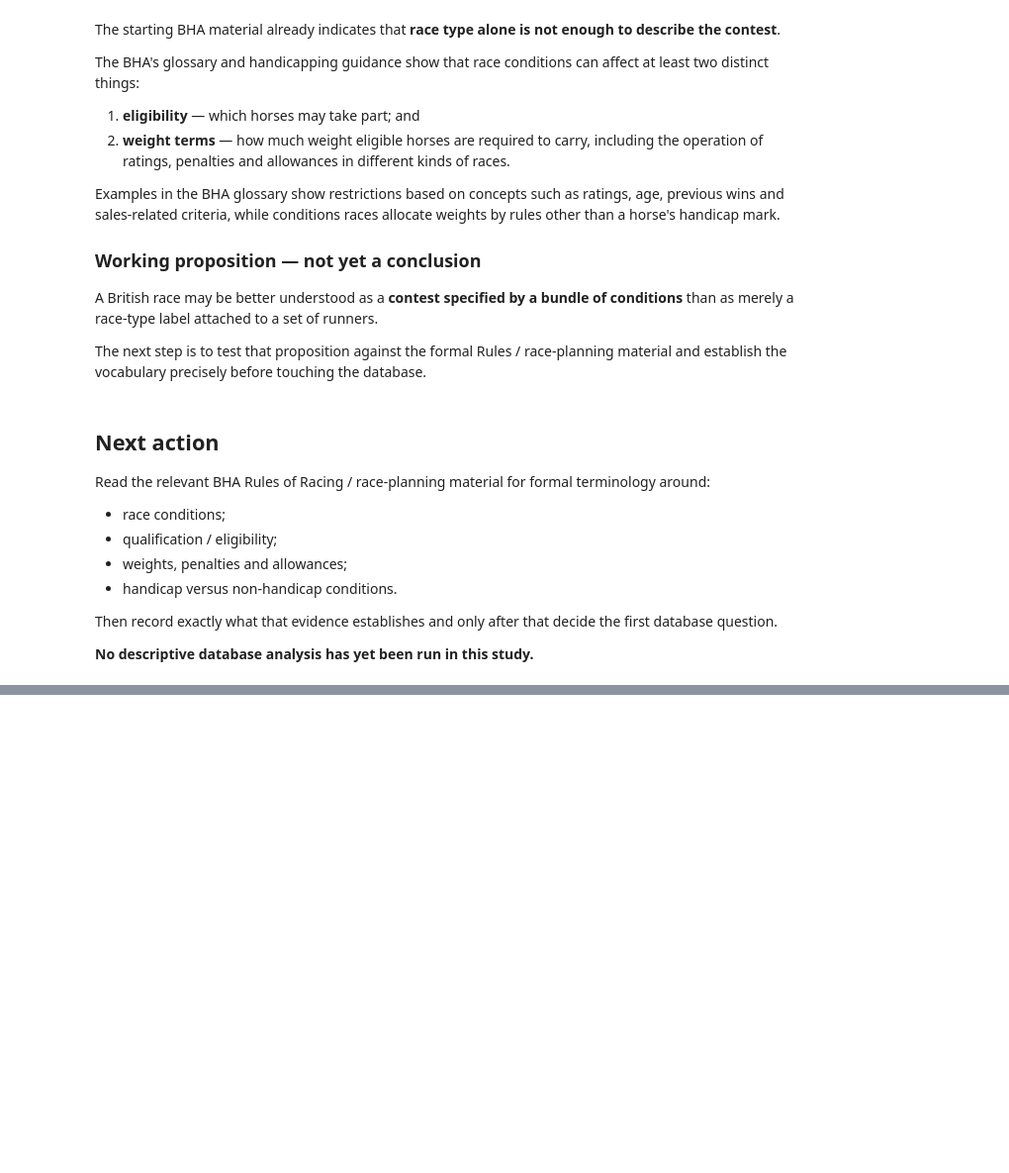
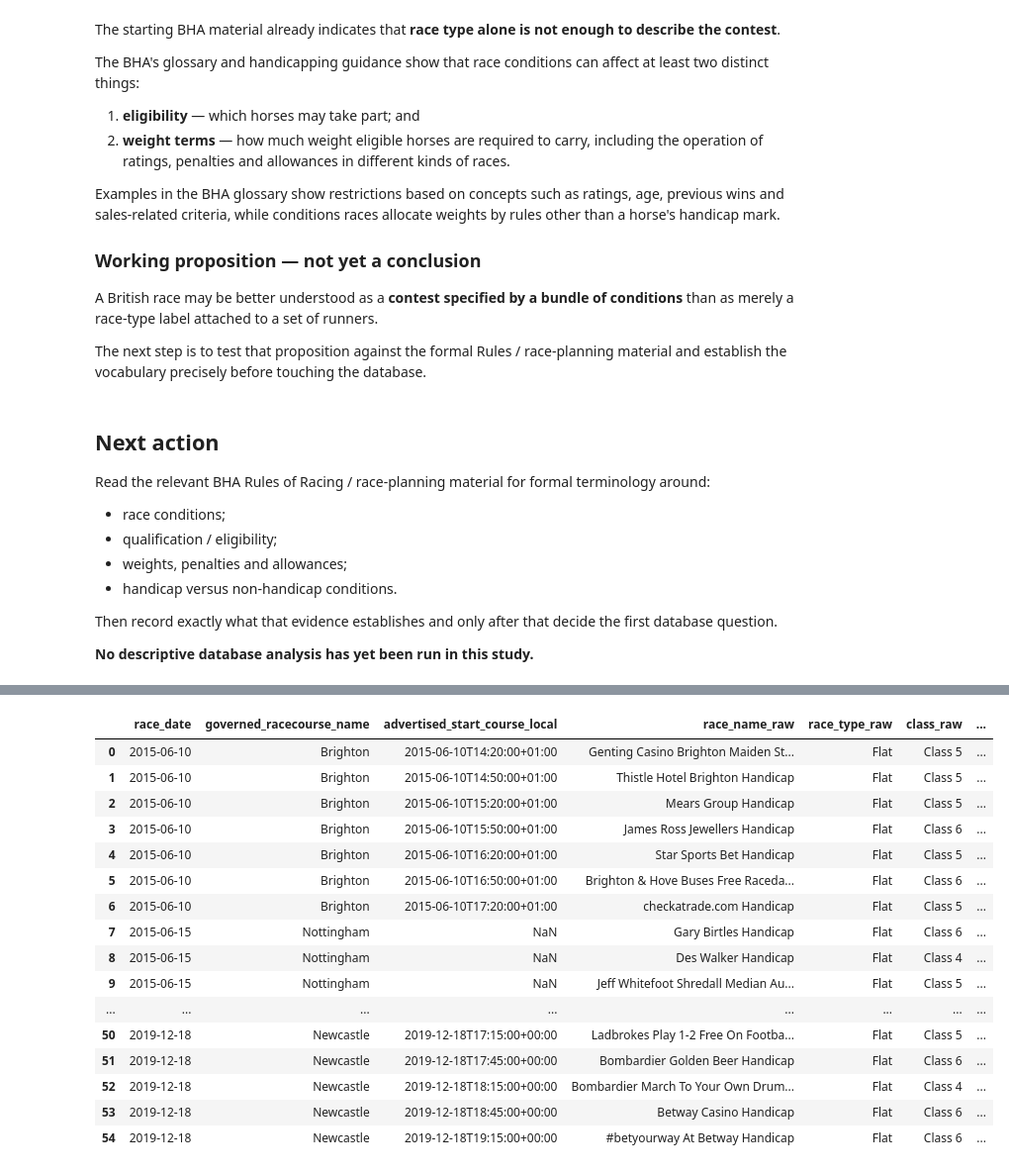
Before and after one commit to rjmac22/inside-rails-horse-racing, a Jupyter notebook: studies/jurisdictions/great_britain/05_what_is_a_british_horse_race.ipynb, the cells around one changed output, grey strips where cells are left out. Shown at 99% size. Drawn from its saved outputs; the diff is of its cells as text; code cells hidden in the pictures; blank space fills up the shorter version.

Commit message:
Checkpoint Study 05 race conditions research

```diff
--- a/studies/jurisdictions/great_britain/05_what_is_a_british_horse_race.ipynb
+++ b/studies/jurisdictions/great_britain/05_what_is_a_british_horse_race.ipynb
@@ -182,0 +4163,96 @@ Then record exactly what that evidence establishes and only after that decide th
+# %%
+# Test whether the unusual positive-lower rating bands occur as a whole-card
+# source behaviour.
+#
+# The 15 exceptions are concentrated on a small number of course-date cards.
+# If all rated Flat handicaps on those cards use N-X notation, that would
+# support the idea that the source captured those particular cards differently.
+#
+# If N-X and 0-X appear side by side on the same card, the explanation must
+# operate at a finer race level instead.
+#
+# We therefore:
+#   1. take the unique course-date combinations represented by the 15 cases;
+#   2. load every Flat race on those same cards;
+#   3. retain the race name and governed rating-band representation;
+#   4. display the complete card context for inspection.
+
+exception_cards = (
+    flat_positive_lower[
+        ["race_date", "governed_racecourse_name"]
+    ]
+    .drop_duplicates()
+    .sort_values(
+        ["race_date", "governed_racecourse_name"]
+    )
+    .reset_index(drop=True)
+)
+
+card_conditions = " OR ".join(
+    [
+        "(raw_date = ? AND governed_racecourse_name = ?)"
+        for _ in range(len(exception_cards))
+    ]
+)
+
+card_params = []
+
+for row in exception_cards.itertuples(index=False):
+    card_params.extend(
+        [
+            row.race_date,
+            row.governed_racecourse_name,
+        ]
+    )
+
+
+with connect_read_only(DATABASE) as connection:
+    exception_card_context = pd.read_sql_query(
+        f"""
+        SELECT
+            raw_date AS race_date,
+            governed_racecourse_name,
+            advertised_start_course_local,
+            race_name_raw,
+            race_type_raw,
+            class_raw,
+            age_band_raw,
+            rating_band_raw,
+            rating_lower_bound,
+            rating_upper_bound,
+            rating_band_parse_status
+
+        FROM view_gb_reconciled_race_occurrences_with_racecourse
+
+        WHERE
+            ({card_conditions})
+            AND race_type_raw = 'Flat'
+
+        ORDER BY
+            raw_date,
+            governed_racecourse_name,
+            advertised_start_course_local
+        """,
+        connection,
+        params=card_params,
+    )
+
+exception_card_context
+# %% [output]
+|  | race_date | governed_racecourse_name | advertised_start_course_local | race_name_raw | race_type_raw | class_raw | ... |
+| 0 | 2015-06-10 | Brighton | 2015-06-10T14:20:00+01:00 | Genting Casino Brighton Maiden St... | Flat | Class 5 | ... |
+| 1 | 2015-06-10 | Brighton | 2015-06-10T14:50:00+01:00 | Thistle Hotel Brighton Handicap | Flat | Class 5 | ... |
+| 2 | 2015-06-10 | Brighton | 2015-06-10T15:20:00+01:00 | Mears Group Handicap | Flat | Class 5 | ... |
+| 3 | 2015-06-10 | Brighton | 2015-06-10T15:50:00+01:00 | James Ross Jewellers Handicap | Flat | Class 6 | ... |
+| 4 | 2015-06-10 | Brighton | 2015-06-10T16:20:00+01:00 | Star Sports Bet Handicap | Flat | Class 5 | ... |
+| 5 | 2015-06-10 | Brighton | 2015-06-10T16:50:00+01:00 | Brighton & Hove Buses Free Raceda... | Flat | Class 6 | ... |
+| 6 | 2015-06-10 | Brighton | 2015-06-10T17:20:00+01:00 | checkatrade.com Handicap | Flat | Class 5 | ... |
+| 7 | 2015-06-15 | Nottingham | NaN | Gary Birtles Handicap | Flat | Class 6 | ... |
+| 8 | 2015-06-15 | Nottingham | NaN | Des Walker Handicap | Flat | Class 4 | ... |
+| 9 | 2015-06-15 | Nottingham | NaN | Jeff Whitefoot Shredall Median Au... | Flat | Class 5 | ... |
+| ... | ... | ... | ... | ... | ... | ... | ... |
+| 50 | 2019-12-18 | Newcastle | 2019-12-18T17:15:00+00:00 | Ladbrokes Play 1-2 Free On Footba... | Flat | Class 5 | ... |
+| 51 | 2019-12-18 | Newcastle | 2019-12-18T17:45:00+00:00 | Bombardier Golden Beer Handicap | Flat | Class 6 | ... |
+| 52 | 2019-12-18 | Newcastle | 2019-12-18T18:15:00+00:00 | Bombardier March To Your Own Drum... | Flat | Class 4 | ... |
+| 53 | 2019-12-18 | Newcastle | 2019-12-18T18:45:00+00:00 | Betway Casino Handicap | Flat | Class 6 | ... |
+| 54 | 2019-12-18 | Newcastle | 2019-12-18T19:15:00+00:00 | #betyourway At Betway Handicap | Flat | Class 6 | ... |
```
Also changed, not shown: parts of 64 cells of this notebook.
